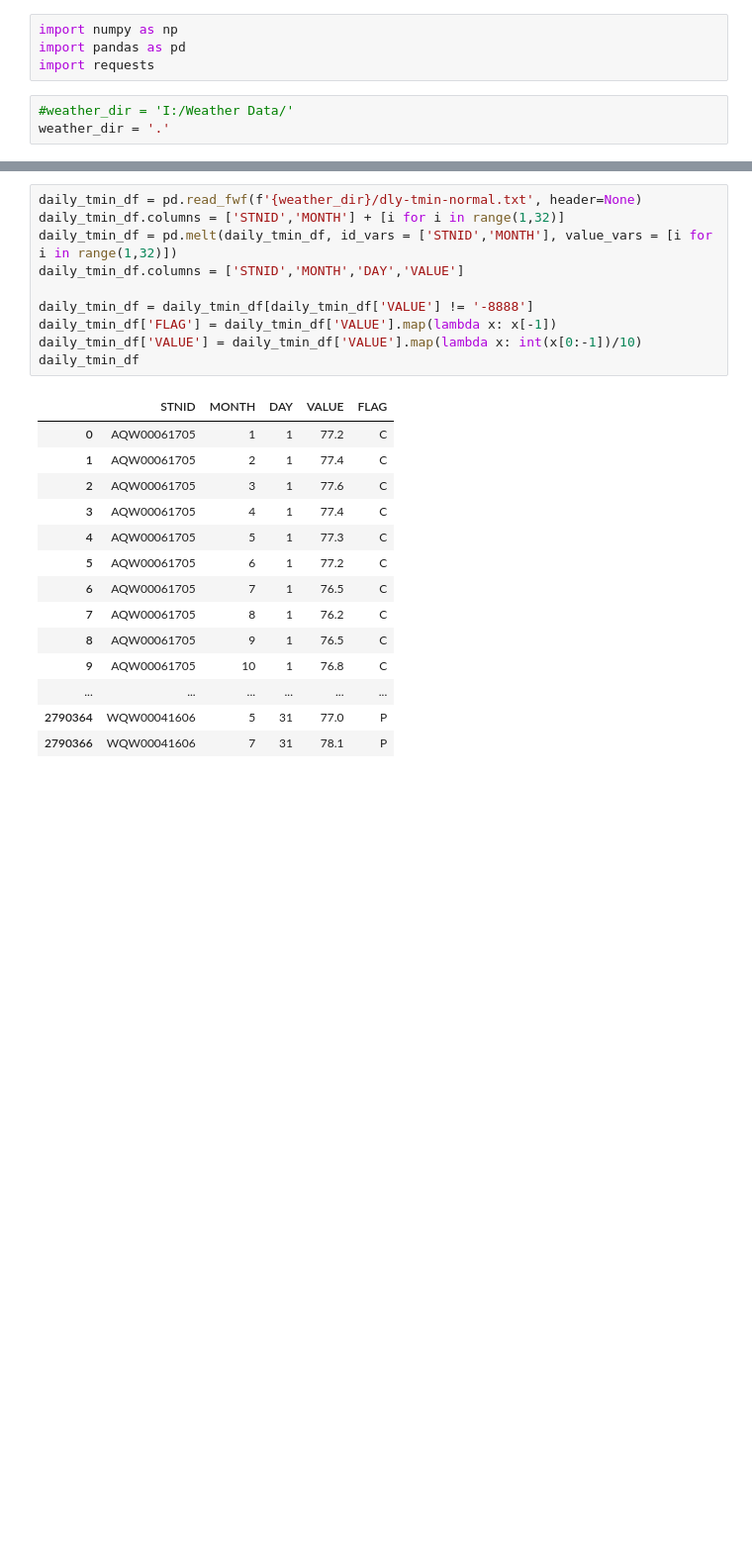
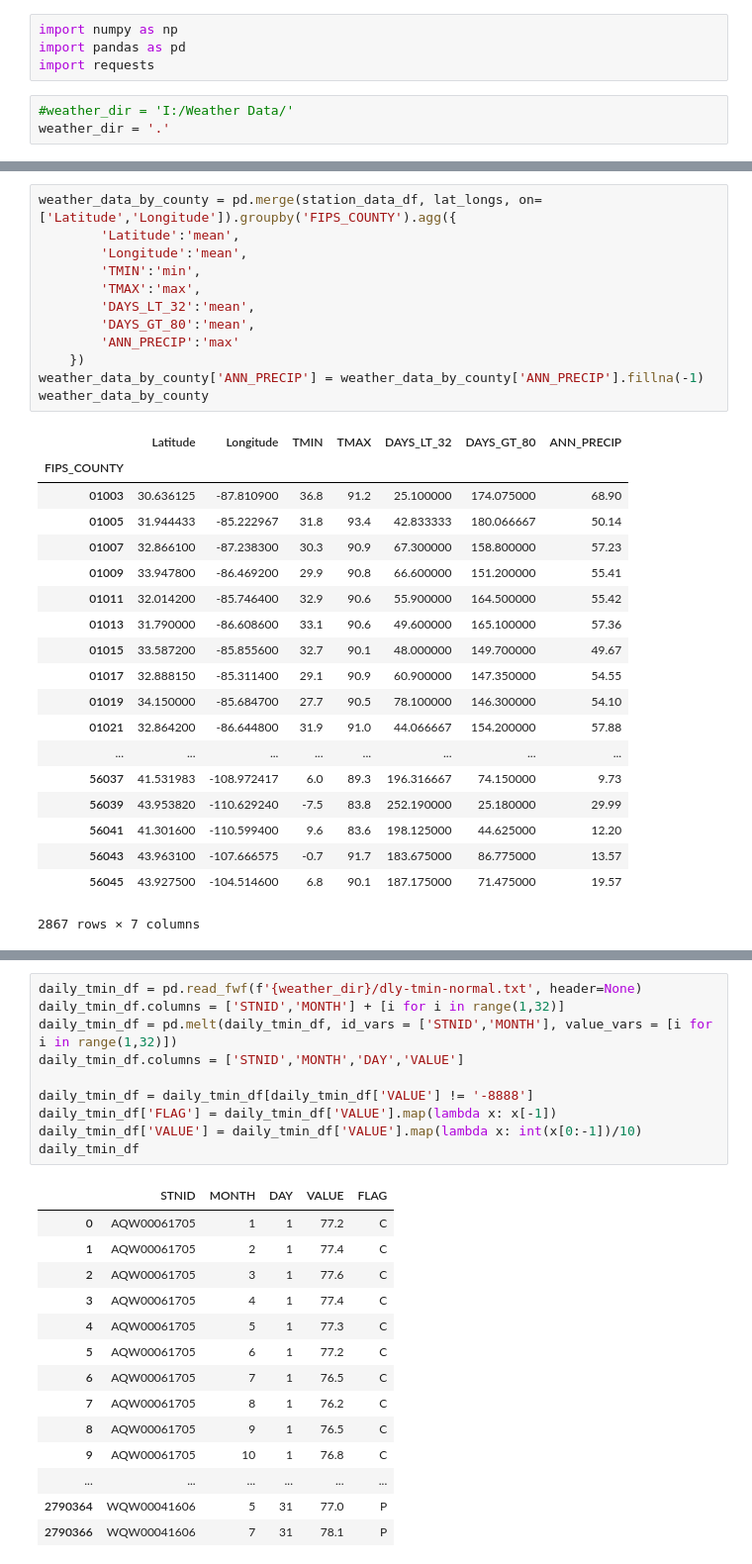
Before and after one commit to travisdoesmath/comfy-weather, a Jupyter notebook: Parse and Aggregate Data By County.ipynb, the cells around one changed output, grey strips where cells are left out. Shown at 99% size. Saved outputs shown, nothing was run; the diff lists cells and outputs as text; blank space fills up the shorter version.

```diff
--- a/Parse and Aggregate Data By County.ipynb
+++ b/Parse and Aggregate Data By County.ipynb
@@ -7,0 +180,32 @@ weather_dir = '.'
+# %%
+weather_data_by_county = pd.merge(station_data_df, lat_longs, on=['Latitude','Longitude']).groupby('FIPS_COUNTY').agg({
+        'Latitude':'mean',
+        'Longitude':'mean',
+        'TMIN':'min',
+        'TMAX':'max',
+        'DAYS_LT_32':'mean',
+        'DAYS_GT_80':'mean',
+        'ANN_PRECIP':'max'
+    })
+weather_data_by_county['ANN_PRECIP'] = weather_data_by_county['ANN_PRECIP'].fillna(-1)
+weather_data_by_county
+# %% [output]
+|  | Latitude | Longitude | TMIN | TMAX | DAYS_LT_32 | DAYS_GT_80 | ANN_PRECIP |
+| FIPS_COUNTY |  |  |  |  |  |  |  |
+| 01003 | 30.636125 | -87.810900 | 36.8 | 91.2 | 25.100000 | 174.075000 | 68.90 |
+| 01005 | 31.944433 | -85.222967 | 31.8 | 93.4 | 42.833333 | 180.066667 | 50.14 |
+| 01007 | 32.866100 | -87.238300 | 30.3 | 90.9 | 67.300000 | 158.800000 | 57.23 |
+| 01009 | 33.947800 | -86.469200 | 29.9 | 90.8 | 66.600000 | 151.200000 | 55.41 |
+| 01011 | 32.014200 | -85.746400 | 32.9 | 90.6 | 55.900000 | 164.500000 | 55.42 |
+| 01013 | 31.790000 | -86.608600 | 33.1 | 90.6 | 49.600000 | 165.100000 | 57.36 |
+| 01015 | 33.587200 | -85.855600 | 32.7 | 90.1 | 48.000000 | 149.700000 | 49.67 |
+| 01017 | 32.888150 | -85.311400 | 29.1 | 90.9 | 60.900000 | 147.350000 | 54.55 |
+| 01019 | 34.150000 | -85.684700 | 27.7 | 90.5 | 78.100000 | 146.300000 | 54.10 |
+| 01021 | 32.864200 | -86.644800 | 31.9 | 91.0 | 44.066667 | 154.200000 | 57.88 |
+| ... | ... | ... | ... | ... | ... | ... | ... |
+| 56037 | 41.531983 | -108.972417 | 6.0 | 89.3 | 196.316667 | 74.150000 | 9.73 |
+| 56039 | 43.953820 | -110.629240 | -7.5 | 83.8 | 252.190000 | 25.180000 | 29.99 |
+| 56041 | 41.301600 | -110.599400 | 9.6 | 83.6 | 198.125000 | 44.625000 | 12.20 |
+| 56043 | 43.963100 | -107.666575 | -0.7 | 91.7 | 183.675000 | 86.775000 | 13.57 |
+| 56045 | 43.927500 | -104.514600 | 6.8 | 90.1 | 187.175000 | 71.475000 | 19.57 |
+2867 rows × 7 columns
```
Also changed, not shown: parts of 18 cells of this notebook, 3 other files.
